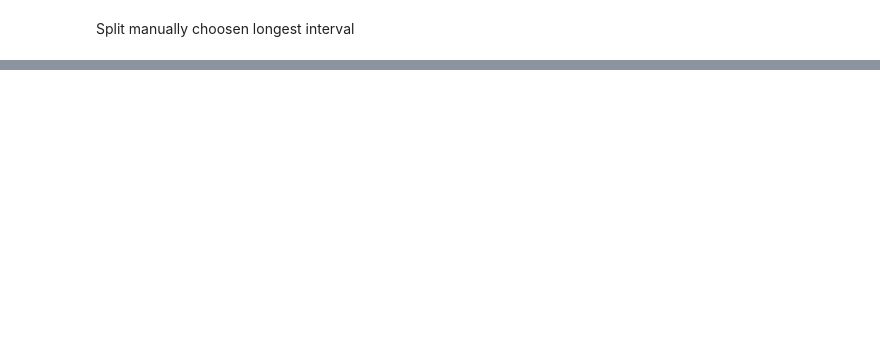
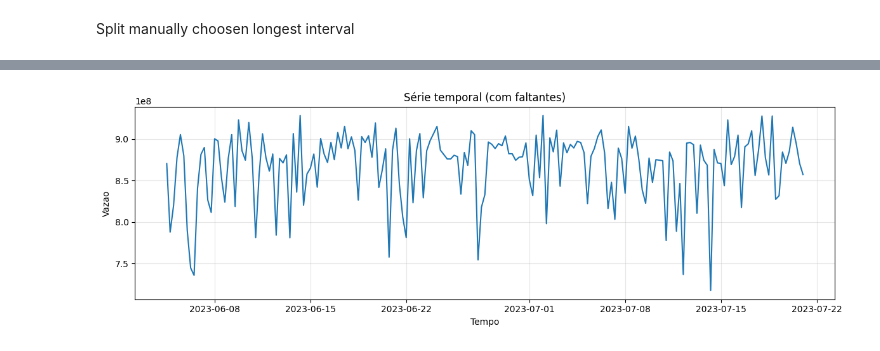
Before and after one commit to clara-mesquita/enhanced-svd, a Jupyter notebook: imputation_experiments.ipynb, the cells around one changed output, grey strips where cells are left out. Drawn from its saved outputs; the diff is of its cells as text; code cells hidden in the pictures; blank space fills up the shorter version.

```diff
--- a/imputation_experiments.ipynb
+++ b/imputation_experiments.ipynb
@@ -112,0 +122,24 @@ missing_dfs[0.1].head(20)
+# %%
+import matplotlib.pyplot as plt
+import os
+
+def visualize_time_series(df: pd.DataFrame, value_col: str, figdir: str = "."):
+    fig, ax = plt.subplots(figsize=(12, 4))
+    # linha base (com NaN vai quebrar)
+    ax.plot(df["timestamp"], df[value_col], lw=1.5)
+    # marca NaN
+    nan_mask = df[value_col].isna()
+    ax.scatter(df.loc[nan_mask, "timestamp"], [np.nan] * nan_mask.sum(), s=0)  # placeholder
+    ax.set_title("Série temporal (com faltantes)")
+    ax.set_xlabel("Tempo")
+    ax.set_ylabel(value_col)
+    ax.grid(True, alpha=0.3)
+    # out = os.path.join(figdir, "01_serie_temporal.png")
+    fig.tight_layout()
+    # fig.savefig(out, dpi=160)
+    # plt.close(fig)
+    plt.show()
+# %%
+visualize_time_series(longest_interval, value_col="Vazao")
+# %% [output]
+[figure, added]
```
Also changed, not shown: parts of 12 cells of this notebook.
